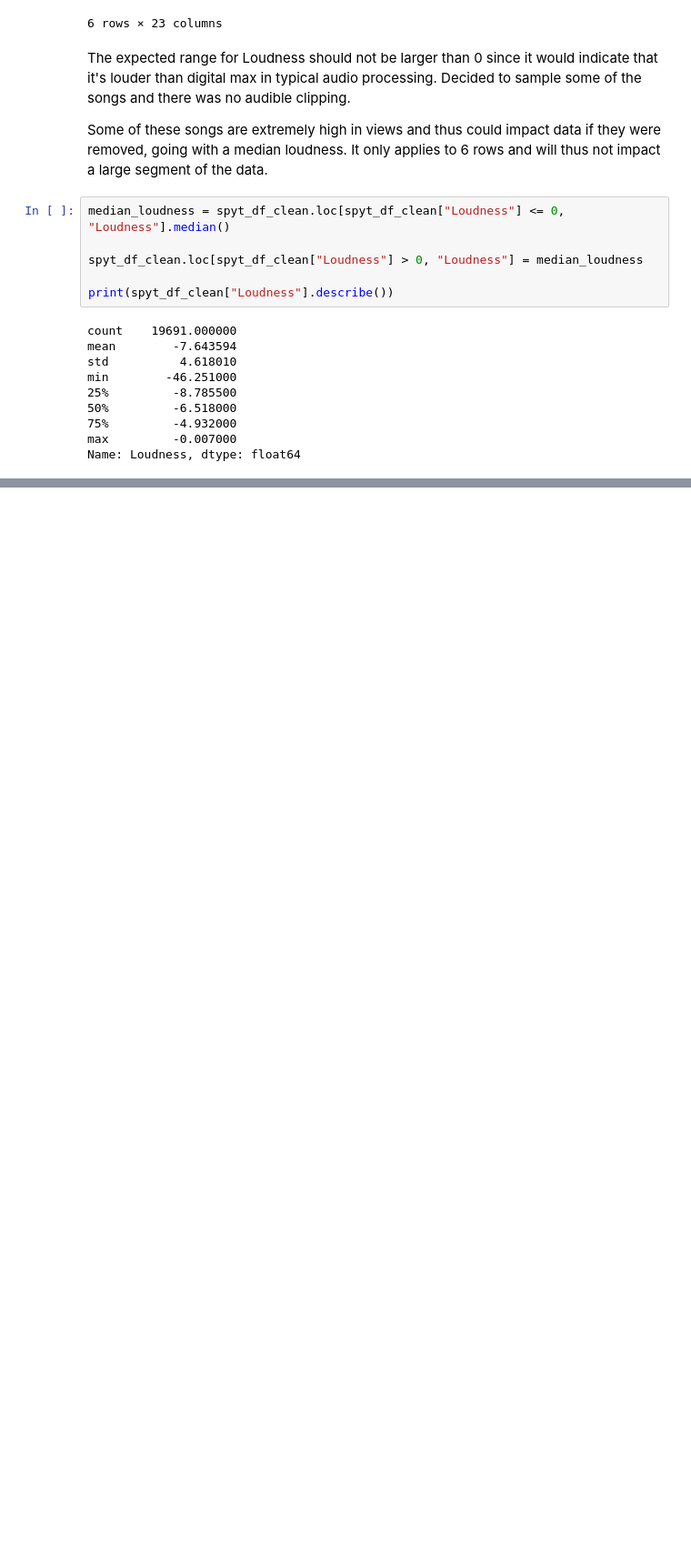
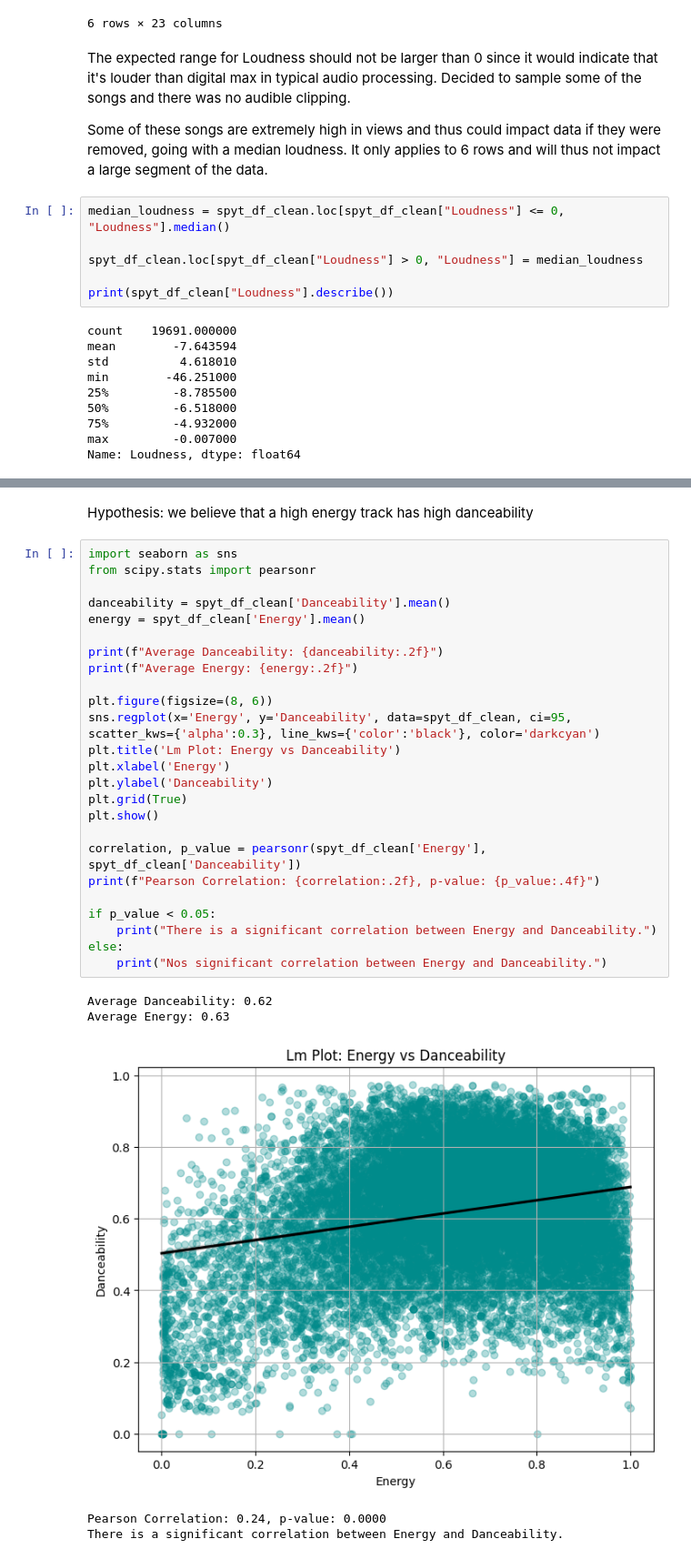
Before and after one commit to dangosailing/EDA_Excercise, a Jupyter notebook: spotify_yt.ipynb, the cells around one changed output, grey strips where cells are left out. Shown at 91% size. Saved outputs shown, nothing was run; the diff lists cells and outputs as text; blank space fills up the shorter version.

```diff
--- a/spotify_yt.ipynb
+++ b/spotify_yt.ipynb
@@ -255,0 +312,33 @@ Name: Loudness, dtype: float64
+# %% [markdown]
+Hypothesis: we believe that a high energy track has high danceability
+# %%
+import seaborn as sns
+from scipy.stats import pearsonr
+
+danceability = spyt_df_clean['Danceability'].mean()
+energy = spyt_df_clean['Energy'].mean()
+
+print(f"Average Danceability: {danceability:.2f}")
+print(f"Average Energy: {energy:.2f}")
+
+plt.figure(figsize=(8, 6))
+sns.regplot(x='Energy', y='Danceability', data=spyt_df_clean, ci=95, scatter_kws={'alpha':0.3}, line_kws={'color':'black'}, color='darkcyan')
+plt.title('Lm Plot: Energy vs Danceability')
+plt.xlabel('Energy')
+plt.ylabel('Danceability')
+plt.grid(True)
+plt.show()
+
+correlation, p_value = pearsonr(spyt_df_clean['Energy'], spyt_df_clean['Danceability'])
+print(f"Pearson Correlation: {correlation:.2f}, p-value: {p_value:.4f}")
+
+if p_value < 0.05:
+    print("There is a significant correlation between Energy and Danceability.")
+else:
+    print("Nos significant correlation between Energy and Danceability.")
+# %% [output]
+Average Danceability: 0.62
+Average Energy: 0.63
+[figure, added]
+Pearson Correlation: 0.24, p-value: 0.0000
+There is a significant correlation between Energy and Danceability.
```
Also changed, not shown: parts of 25 cells of this notebook.
